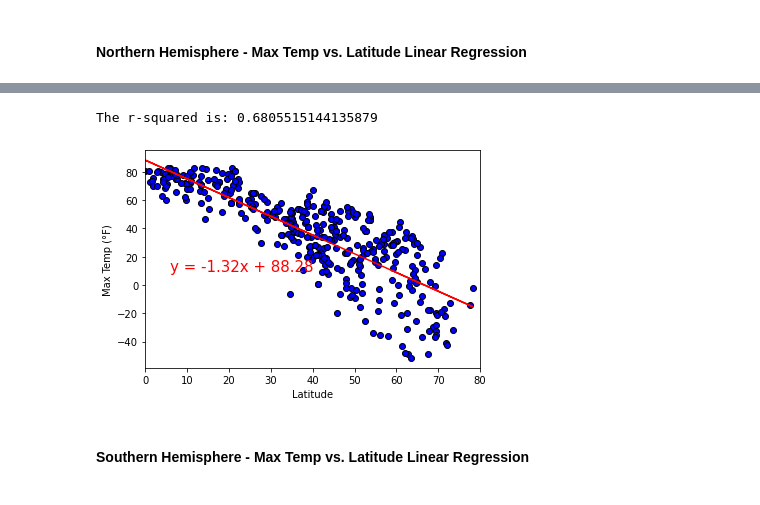
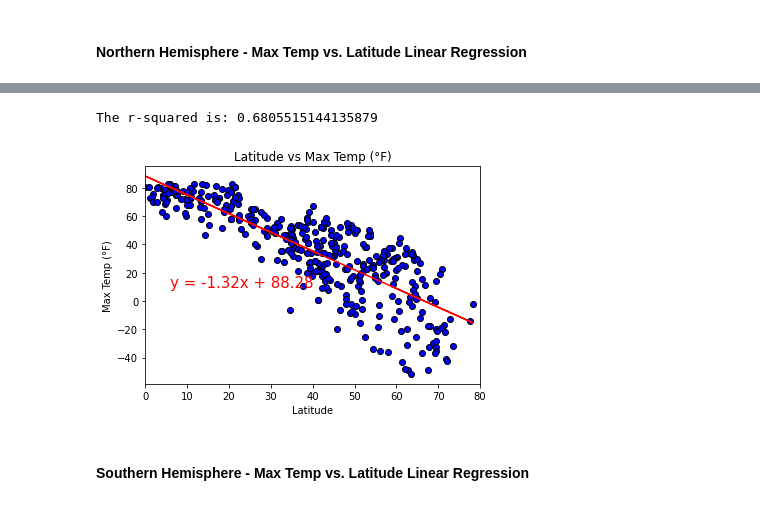
Before and after one commit to tdb219/python-api-challenge, a Jupyter notebook: WeatherPy/WeatherPy.ipynb, the cells around one changed output, grey strips where cells are left out. Cells and saved outputs as stored; diff of their text form; code cells hidden in the pictures.

```diff
--- a/WeatherPy/WeatherPy.ipynb
+++ b/WeatherPy/WeatherPy.ipynb
@@ -260,22 +264,24 @@ weather_nh.head()
 # %%
 # Print out the r-squared value along with the plot.
 x_values = weather_nh['Latitude']
 y_values = weather_nh['Max Temp (°F)']
 (slope, intercept, rvalue, pvalue, stderr) = linregress(x_values, y_values)
 regress_values = x_values * slope + intercept
 line_eq = "y = " + str(round(slope,2)) + "x + " + str(round(intercept,2))
 plt.scatter(x_values, y_values, marker="o", facecolors="blue",
            edgecolors ="black")
 plt.plot(x_values,regress_values,"r-")
 plt.annotate(line_eq,(6,10),fontsize=15,color="red")
+plt.title('Latitude vs Max Temp (°F)')
 plt.xlabel('Latitude')
 plt.ylabel('Max Temp (°F)')
 plt.xlim(0,80)
 print(f"The r-squared is: {rvalue**2}")
+plt.savefig("../output_data/fig5.png")
 plt.show()
 # %% [output]
 The r-squared is: 0.6805515144135879
-[figure, old version]
+[figure, new version]
 # %% [markdown]
 ####  Southern Hemisphere - Max Temp vs. Latitude Linear Regression
 # %%
```
Also changed, not shown: parts of 11 cells of this notebook, 15 other files.
